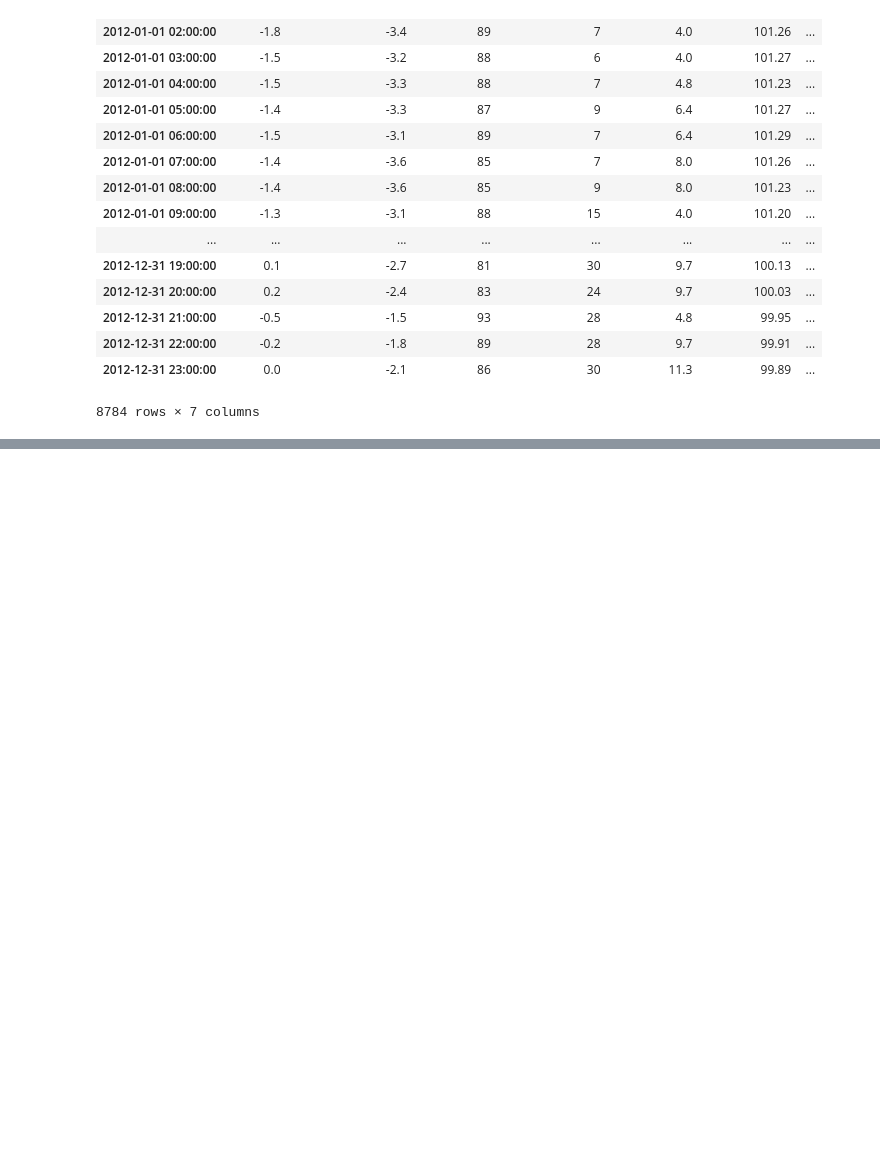
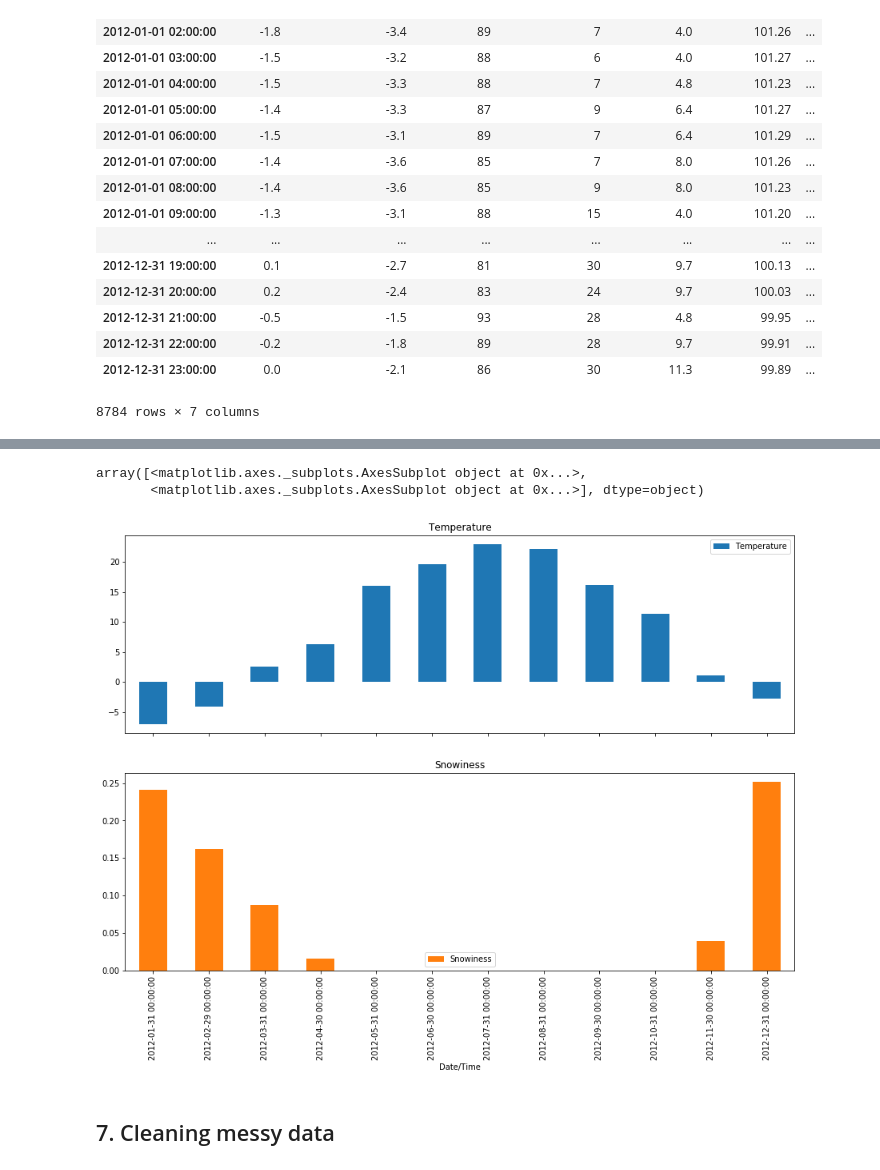
Before and after one commit to WojciechSupko/JupyterStuff, a Jupyter notebook: PandasTutorial.ipynb, the cells around one changed output, grey strips where cells are left out. Drawn from its saved outputs; the diff is of its cells as text; code cells hidden in the pictures; blank space fills up the shorter version.

```diff
--- a/PandasTutorial.ipynb
+++ b/PandasTutorial.ipynb
@@ -114,0 +120,9 @@ pd.DataFrame([1, 2, 3]).plot()
+# %%
+snowiness = isSnowing.astype(float).resample('M').apply(np.mean)
+temp = weather_2012['Temp (C)'].resample('M').apply(np.median)
+
+temp.name = 'Temperature'
+snowiness.name = 'Snowiness'
+# %%
+stats = pd.concat([temp, snowiness], axis = 1)
+print(stats)
@@ -114,0 +144,8 @@ pd.DataFrame([1, 2, 3]).plot()
+# %%
+stats.plot(kind = 'bar', subplots = True, figsize = (15, 10))
+# %% [output]
+array([<matplotlib.axes._subplots.AxesSubplot object at 0x...>,
+       <matplotlib.axes._subplots.AxesSubplot object at 0x...>], dtype=object)
+[figure, added]
+# %% [markdown]
+## 7. Cleaning messy data
```
Also changed, not shown: parts of 20 cells of this notebook, 1 other file.
